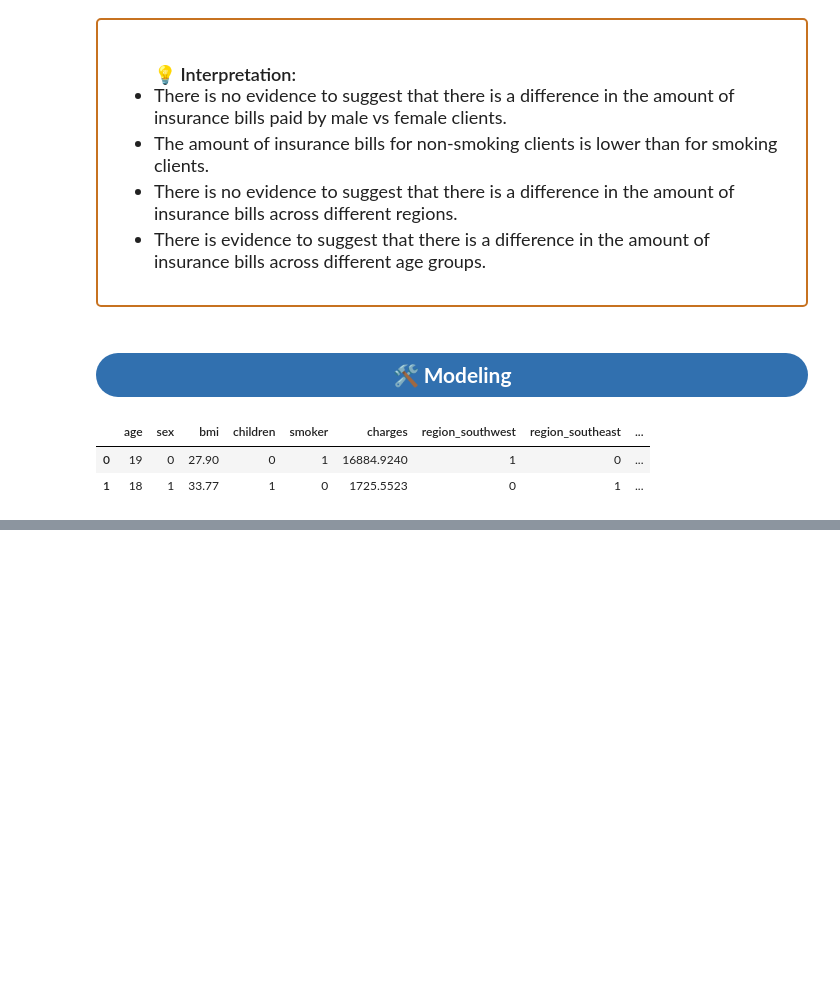
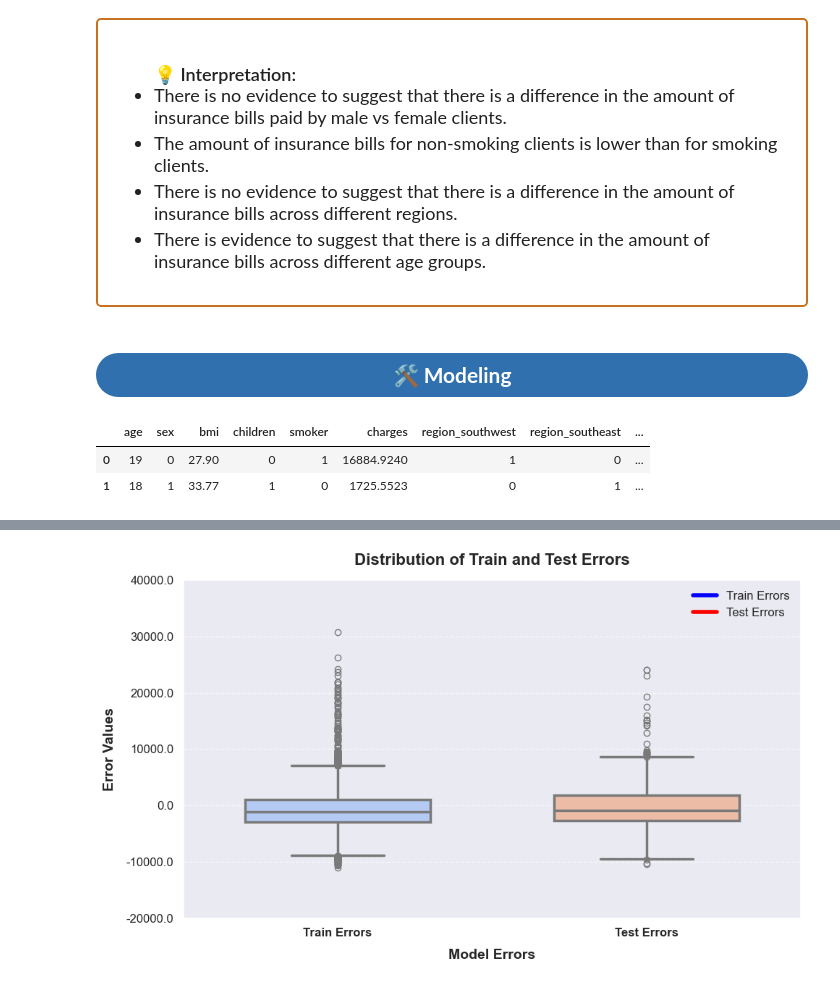
Before and after one commit to akramkhal/KaggleProjects, a Jupyter notebook: MedicalCosts/insurance.ipynb.ipynb, the cells around one changed output, grey strips where cells are left out. Cells and saved outputs as stored; diff of their text form; code cells hidden in the pictures; blank space fills up the shorter version.

```diff
--- a/MedicalCosts/insurance.ipynb.ipynb
+++ b/MedicalCosts/insurance.ipynb.ipynb
@@ -745,0 +811,11 @@ data_temp.head(2)
+# %%
+X = data_temp.drop('charges', axis=1)
+y = data_temp['charges']
+
+X_train, X_test, y_train, y_test = train_test_split(
+    X, y, test_size=0.2,
+    random_state = 42
+)
+
+print(f'Train shape: {X_train.shape}')
+print(f'Test shape: {X_test.shape}')
@@ -745,0 +849,7 @@ data_temp.head(2)
+# %%
+lr = linear_model.LinearRegression()
+lr.fit(X_train, y_train)
+y_train_predict = lr.predict(X_train)
+y_test_predict = lr.predict(X_test)
+y_test_pred = lr.predict(X_test)
+print_metrics(y_train, y_train_predict, y_test, y_test_pred)
@@ -745,0 +873,43 @@ data_temp.head(2)
+# %%
+train_error = y_train - y_train_predict
+test_error = y_test - y_test_pred
+
+# Prepare data for the boxplot
+predict_df = pd.DataFrame(
+    {
+        'Train Errors': train_error,
+        'Test Errors': test_error
+    }
+)
+# Create a figure for the plot
+fig, ax = plt.subplots(figsize=(10, 6))
+sns.boxplot(
+    data=predict_df,
+    ax=ax,
+    palette="coolwarm",  # Use a visually appealing color palette
+    width=0.6,  # Adjust the width of the boxes
+    linewidth=2.5  # Thicker border for better visibility
+)
+# Add gridlines for better readability
+ax.grid(axis='y', linestyle='--', alpha=0.7)
+# Customize axis labels and title
+ax.set_xlabel('Model Errors', fontsize=14, fontweight='bold', labelpad=10)
+ax.set_ylabel('Error Values', fontsize=14, fontweight='bold', labelpad=10)
+ax.set_title('Distribution of Train and Test Errors', fontsize=16, fontweight='bold', pad=15)
+# Customize tick labels
+ax.set_xticks(ax.get_xticks())  # Ensure tick positions are fixed
+ax.set_xticklabels(ax.get_xticks(), fontsize=12, fontweight='bold')
+ax.set_yticks(ax.get_yticks())  # Ensure tick positions are fixed
+ax.set_yticklabels([f"{tick:.1f}" for tick in ax.get_yticks()], fontsize=12)
+# Add a legend for clarity (optional)
+legend_handles = [
+    plt.Line2D([0], [0], color='blue', lw=4, label='Train Errors'),
+    plt.Line2D([0], [0], color='red', lw=4, label='Test Errors')
+]
+ax.legend(handles=legend_handles, loc='upper right', fontsize=12, frameon=False)
+ax.set_xticklabels(['Train Errors', 'Test Errors'], fontsize=12, fontweight='bold')
+# Display the plot
+plt.tight_layout()
+plt.show();
+# %% [output]
+[figure, added]
```
Also changed, not shown: parts of 20 cells of this notebook, 3 other files.
